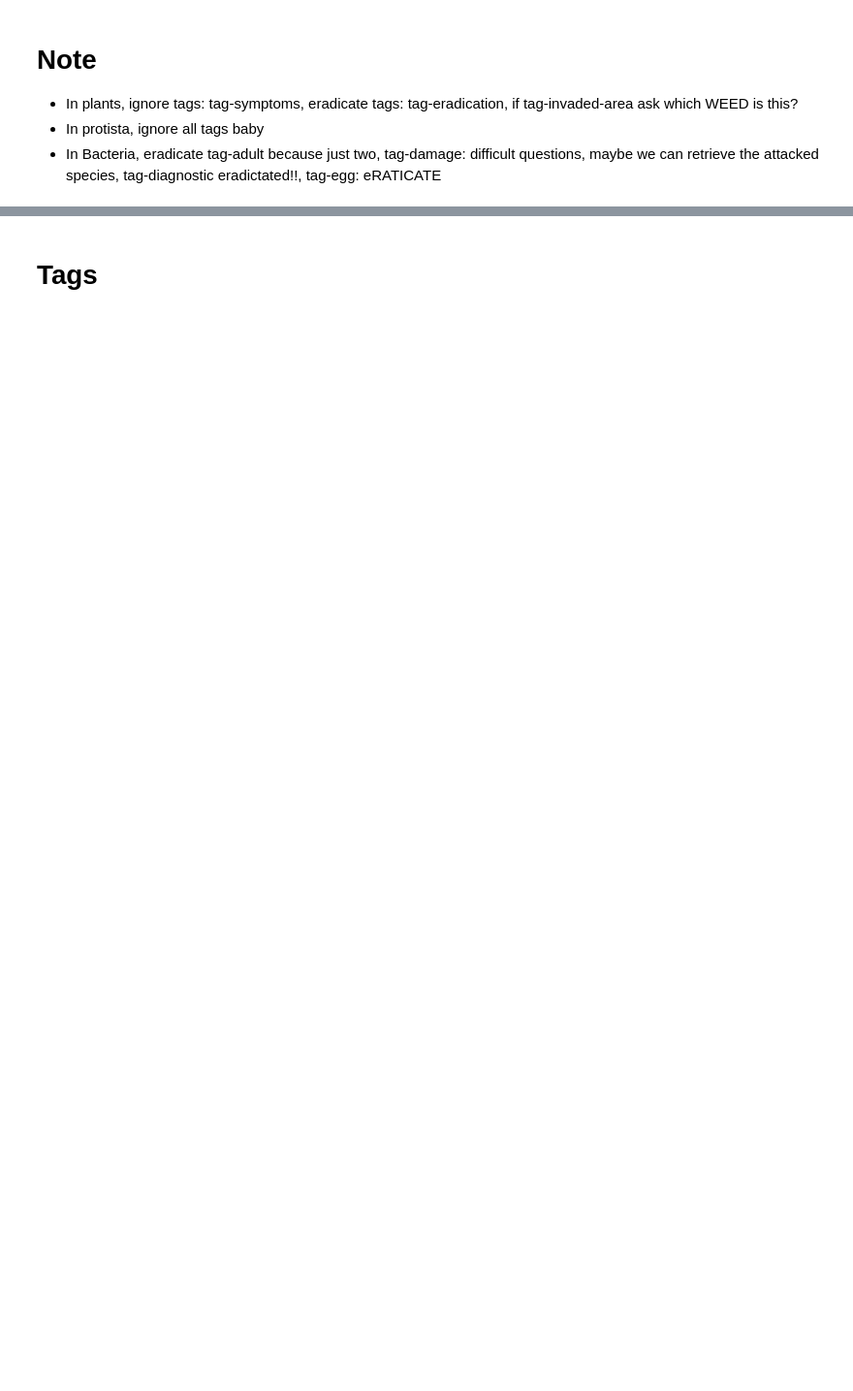
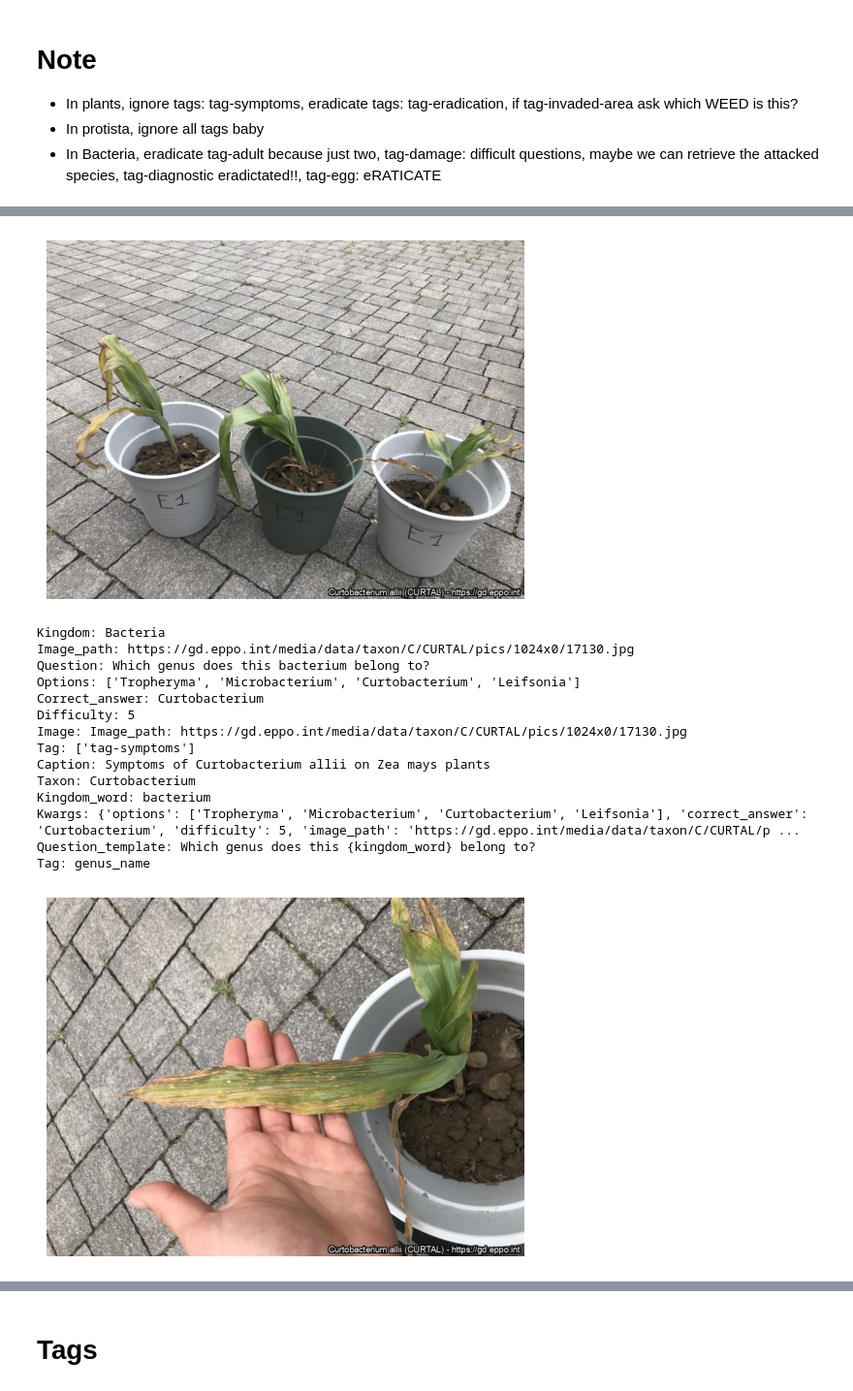
Before and after one commit to deepplants/AgriBench, a Jupyter notebook: identification.ipynb, the cells around one changed output, grey strips where cells are left out. Shown at 97% size. Saved outputs shown, nothing was run; the diff lists cells and outputs as text; code cells hidden in the pictures; blank space fills up the shorter version.

```diff
--- a/identification.ipynb
+++ b/identification.ipynb
@@ -489,0 +781,21 @@ errors
+# %%
+for q in questions['Bacteria'][5]:
+    if q and q.correct_answer != 'Phytoplasma':
+        print(q)
+# %% [output]
+[figure, added]
+Kingdom: Bacteria
+Image_path: https://gd.eppo.int/media/data/taxon/C/CURTAL/pics/1024x0/17130.jpg
+Question: Which genus does this bacterium belong to?
+Options: ['Tropheryma', 'Microbacterium', 'Curtobacterium', 'Leifsonia']
+Correct_answer: Curtobacterium
+Difficulty: 5
+Image: Image_path: https://gd.eppo.int/media/data/taxon/C/CURTAL/pics/1024x0/17130.jpg
+Tag: ['tag-symptoms']
+Caption: Symptoms of Curtobacterium allii on Zea mays plants
+Taxon: Curtobacterium
+Kingdom_word: bacterium
+Kwargs: {'options': ['Tropheryma', 'Microbacterium', 'Curtobacterium', 'Leifsonia'], 'correct_answer': 'Curtobacterium', 'difficulty': 5, 'image_path': 'https://gd.eppo.int/media/data/taxon/C/CURTAL/p ...
+Question_template: Which genus does this {kingdom_word} belong to?
+Tag: genus_name
+[figure, added]
```
Also changed, not shown: parts of 35 cells of this notebook.
